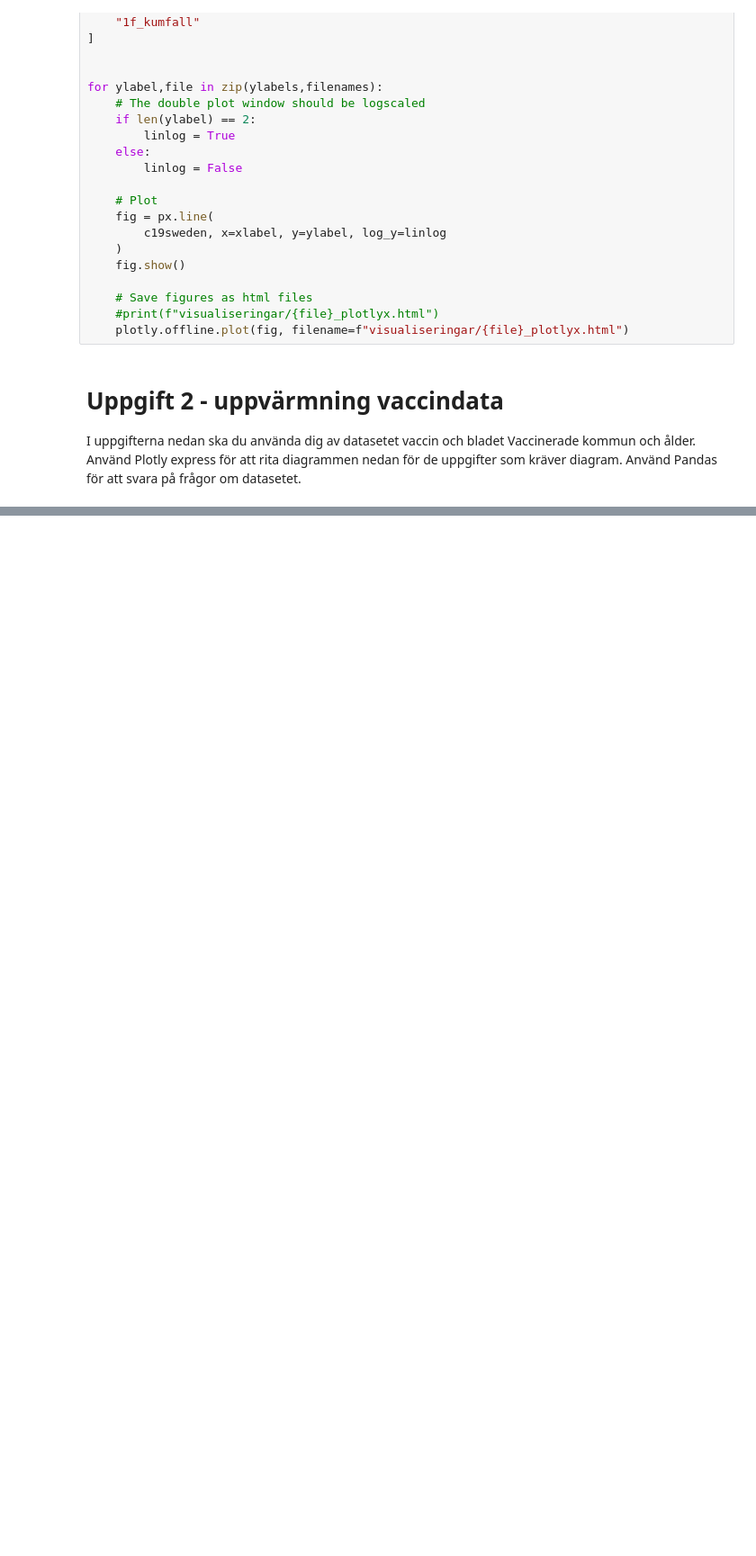
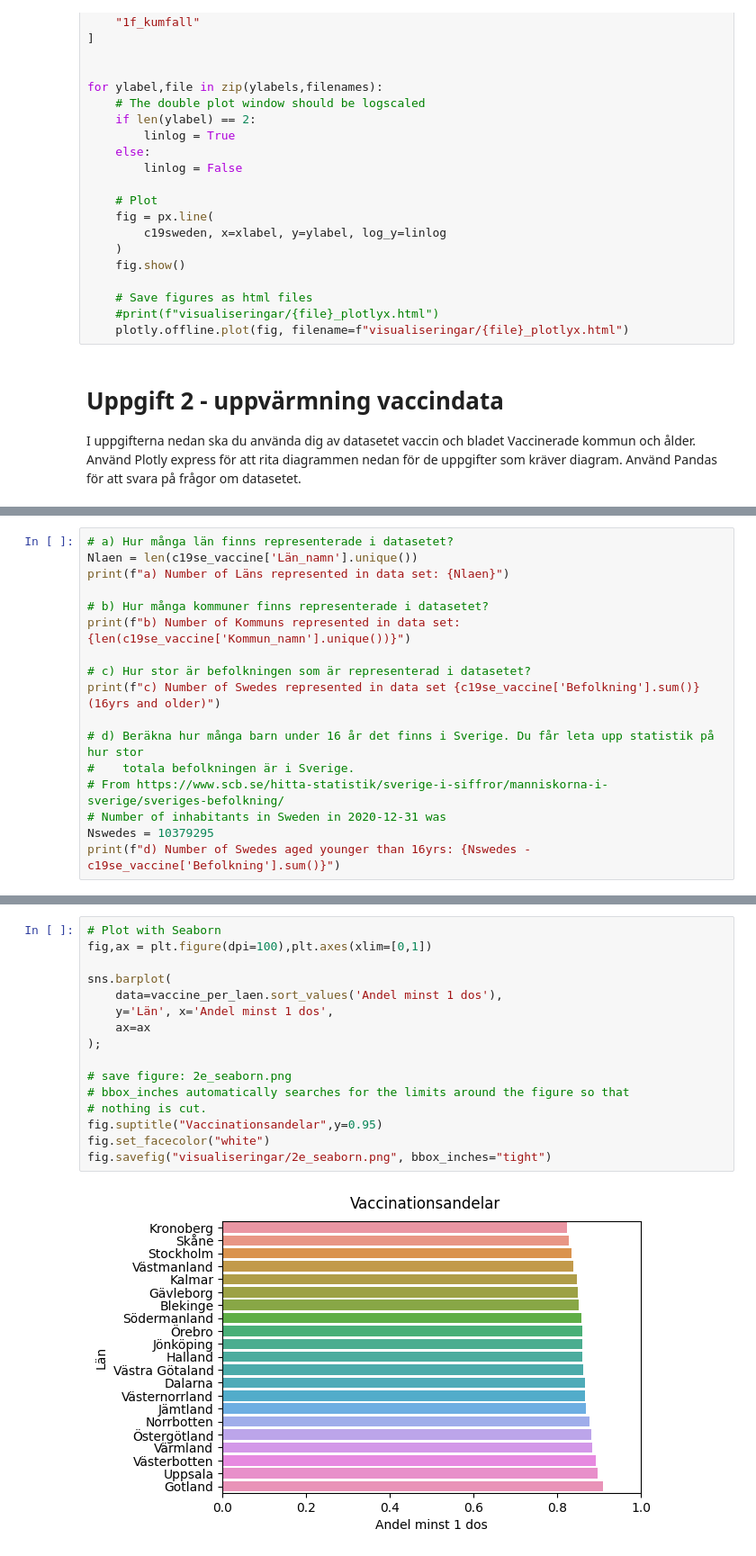
Before and after one commit to jwiegert/databehandling-joachim-wiegert, a Jupyter notebook: labs/lab1/jwiegert_lab1.ipynb, the cells around one changed output, grey strips where cells are left out. Shown at 90% size. Cells and saved outputs as stored; diff of their text form; blank space fills up the shorter version.

```diff
--- a/labs/lab1/jwiegert_lab1.ipynb
+++ b/labs/lab1/jwiegert_lab1.ipynb
@@ -257,0 +254,17 @@ f) Rita ett stapeldiagram med län i x-axeln och staplar för befolkning > 16år
+# %%
+# a) Hur många län finns representerade i datasetet?
+Nlaen = len(c19se_vaccine['Län_namn'].unique())
+print(f"a) Number of Läns represented in data set: {Nlaen}")
+
+# b) Hur många kommuner finns representerade i datasetet?
+print(f"b) Number of Kommuns represented in data set: {len(c19se_vaccine['Kommun_namn'].unique())}")
+
+# c) Hur stor är befolkningen som är representerad i datasetet?
+print(f"c) Number of Swedes represented in data set {c19se_vaccine['Befolkning'].sum()} (16yrs and older)")
+
+# d) Beräkna hur många barn under 16 år det finns i Sverige. Du får leta upp statistik på hur stor
+#    totala befolkningen är i Sverige.
+# From https://www.scb.se/hitta-statistik/sverige-i-siffror/manniskorna-i-sverige/sveriges-befolkning/
+# Number of inhabitants in Sweden in 2020-12-31 was
+Nswedes = 10379295
+print(f"d) Number of Swedes aged younger than 16yrs: {Nswedes - c19se_vaccine['Befolkning'].sum()}")
@@ -257,0 +350,18 @@ f) Rita ett stapeldiagram med län i x-axeln och staplar för befolkning > 16år
+# %%
+# Plot with Seaborn
+fig,ax = plt.figure(dpi=100),plt.axes(xlim=[0,1])
+
+sns.barplot(
+    data=vaccine_per_laen.sort_values('Andel minst 1 dos'),
+    y='Län', x='Andel minst 1 dos',
+    ax=ax
+);
+
+# save figure: 2e_seaborn.png
+# bbox_inches automatically searches for the limits around the figure so that
+# nothing is cut.
+fig.suptitle("Vaccinationsandelar",y=0.95)
+fig.set_facecolor("white")
+fig.savefig("visualiseringar/2e_seaborn.png", bbox_inches="tight")
+# %% [output]
+[figure, added]
```
Also changed, not shown: parts of 12 cells of this notebook, 5 other files.
